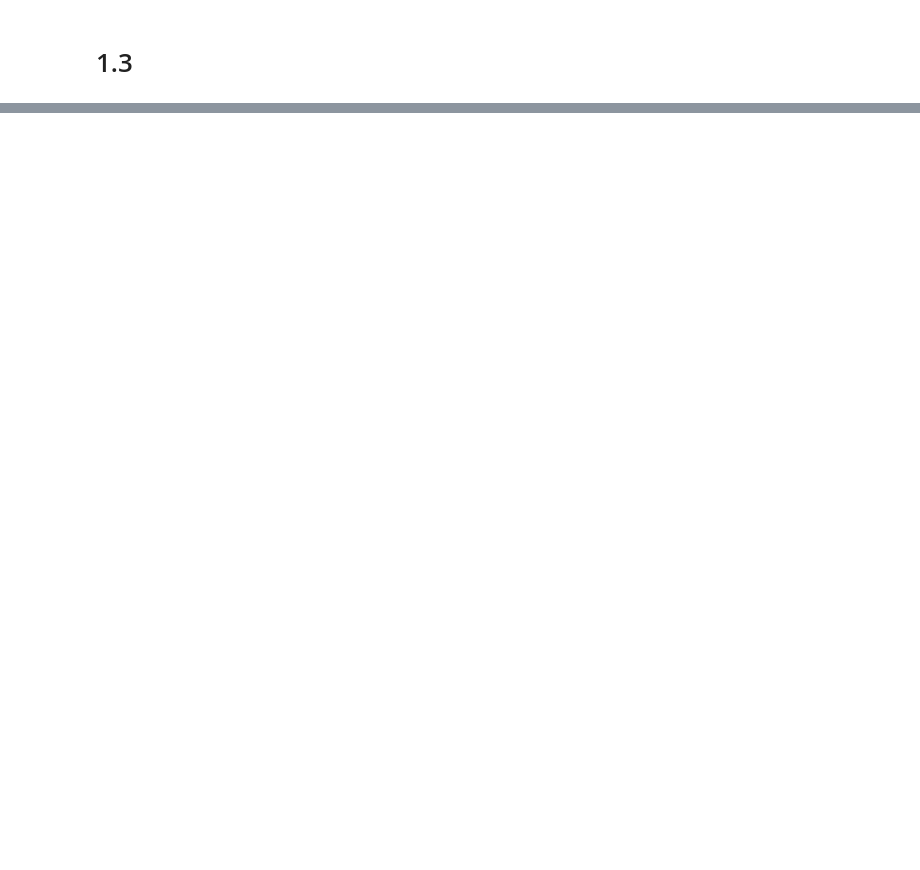
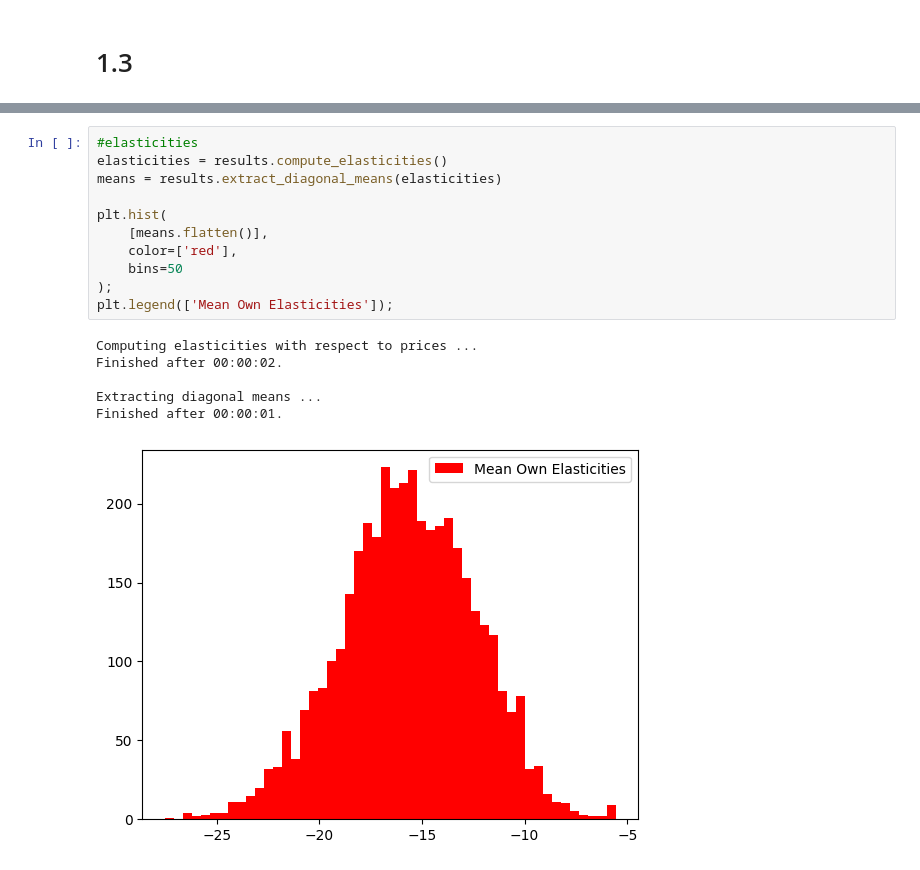
Before and after one commit to Jkimoon/2025S, a Jupyter notebook: IO2_HW3.ipynb, the cells around one changed output, grey strips where cells are left out. Saved outputs shown, nothing was run; the diff lists cells and outputs as text; blank space fills up the shorter version.

```diff
--- a/IO2_HW3.ipynb
+++ b/IO2_HW3.ipynb
@@ -132,0 +421,18 @@ plt.legend(["Markups"]);
+# %%
+#elasticities
+elasticities = results.compute_elasticities()
+means = results.extract_diagonal_means(elasticities)
+
+plt.hist(
+    [means.flatten()],
+    color=['red'],
+    bins=50
+);
+plt.legend(['Mean Own Elasticities']);
+# %% [output]
+Computing elasticities with respect to prices ...
+Finished after 00:00:02.
+
+Extracting diagonal means ...
+Finished after 00:00:01.
+[figure, added]
```
Also changed, not shown: parts of 98 cells of this notebook.
